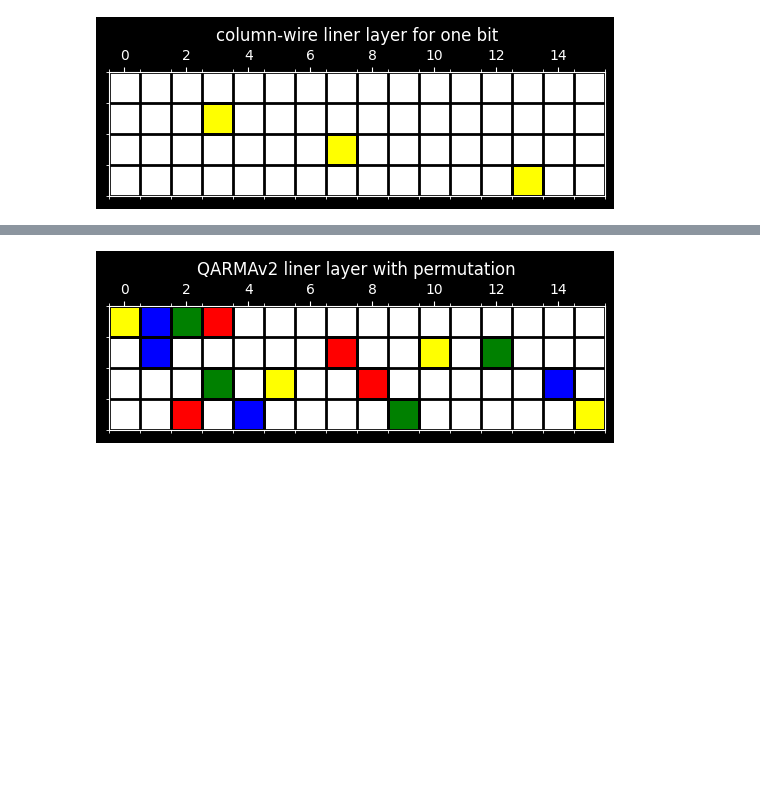
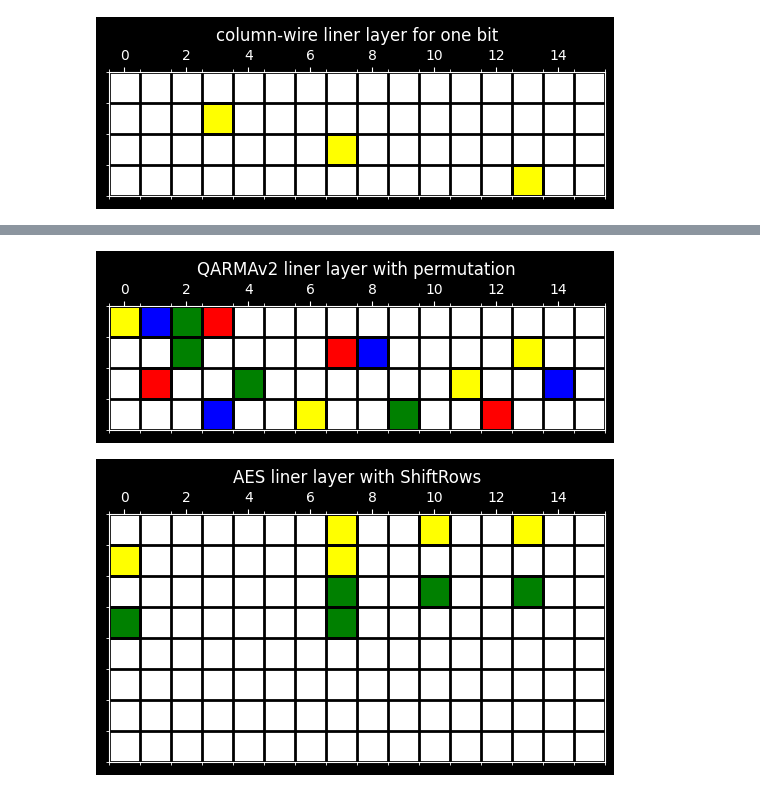
Before and after one commit to jiahaoxiang2000/misc, a Jupyter notebook: bitslicing.ipynb, the cells around one changed output, grey strips where cells are left out. Cells and saved outputs as stored; diff of their text form; code cells hidden in the pictures; blank space fills up the shorter version.

Commit message:
permutation for bitslicing

```diff
--- a/bitslicing.ipynb
+++ b/bitslicing.ipynb
@@ -109,24 +115,42 @@ plot_highlighted_grid(
 # %%
 # Define the permutation
 permutation = [0, 11, 6, 13, 10, 1, 12, 7, 5, 14, 3, 8, 15, 4, 9, 2]
 
 # Define the original highlighted squares
 highlighted_squares = [
     ([(0, 0), (1, 4), (2, 8), (3, 12)], "yellow"),
     ([(0, 1), (1, 5), (2, 9), (3, 13)], "blue"),
     ([(0, 2), (1, 6), (2, 10), (3, 14)], "green"),
     ([(0, 3), (1, 7), (2, 11), (3, 15)], "red"),
 ]
 
 # Apply the permutation to the columns (except the first column)
 permuted_highlighted_squares = []
 for squares, color in highlighted_squares:
     permuted_squares = [
-        (row, permutation[col]) if row != 0 else (row, col) for row, col in squares
+        (row, permutation.index(col)) if row != 0 else (row, col)
+        for row, col in squares
     ]
     permuted_highlighted_squares.append((permuted_squares, color))
 plot_highlighted_grid(
     rows, cols, permuted_highlighted_squares, "QARMAv2 liner layer with permutation"
 )
+
+aes_permutation = [0, 1, 2, 3, 5, 6, 7, 4, 10, 11, 8, 9, 15, 12, 13, 14]
+
+highlighted_squares = [
+    ([(1, 0), (1, 4), (0, 4), (0, 8), (0, 12)], "yellow"),
+    ([(3, 0), (3, 4), (2, 4), (2, 8), (2, 12)], "green"),
+]
+
+# Apply the permutation to the columns (except the first column)
+permuted_highlighted_squares = []
+for squares, color in highlighted_squares:
+    permuted_squares = [(row, aes_permutation.index(col)) for row, col in squares]
+    permuted_highlighted_squares.append((permuted_squares, color))
+plot_highlighted_grid(
+    8, 16, permuted_highlighted_squares, "AES liner layer with ShiftRows"
+)
 # %% [output]
-[figure, old version]
+[figure, new version]
+[figure, added]
```
Also changed, not shown: parts of 1 cell of this notebook.
